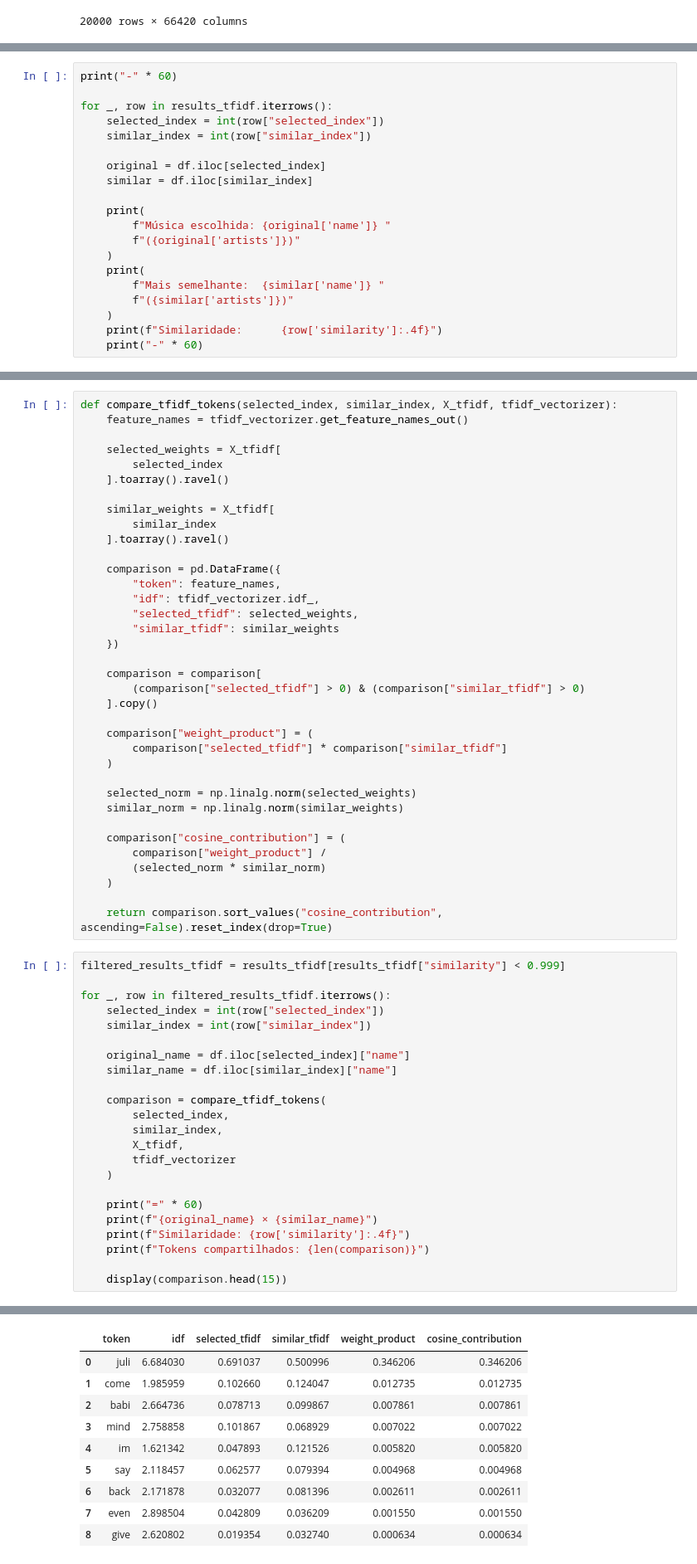
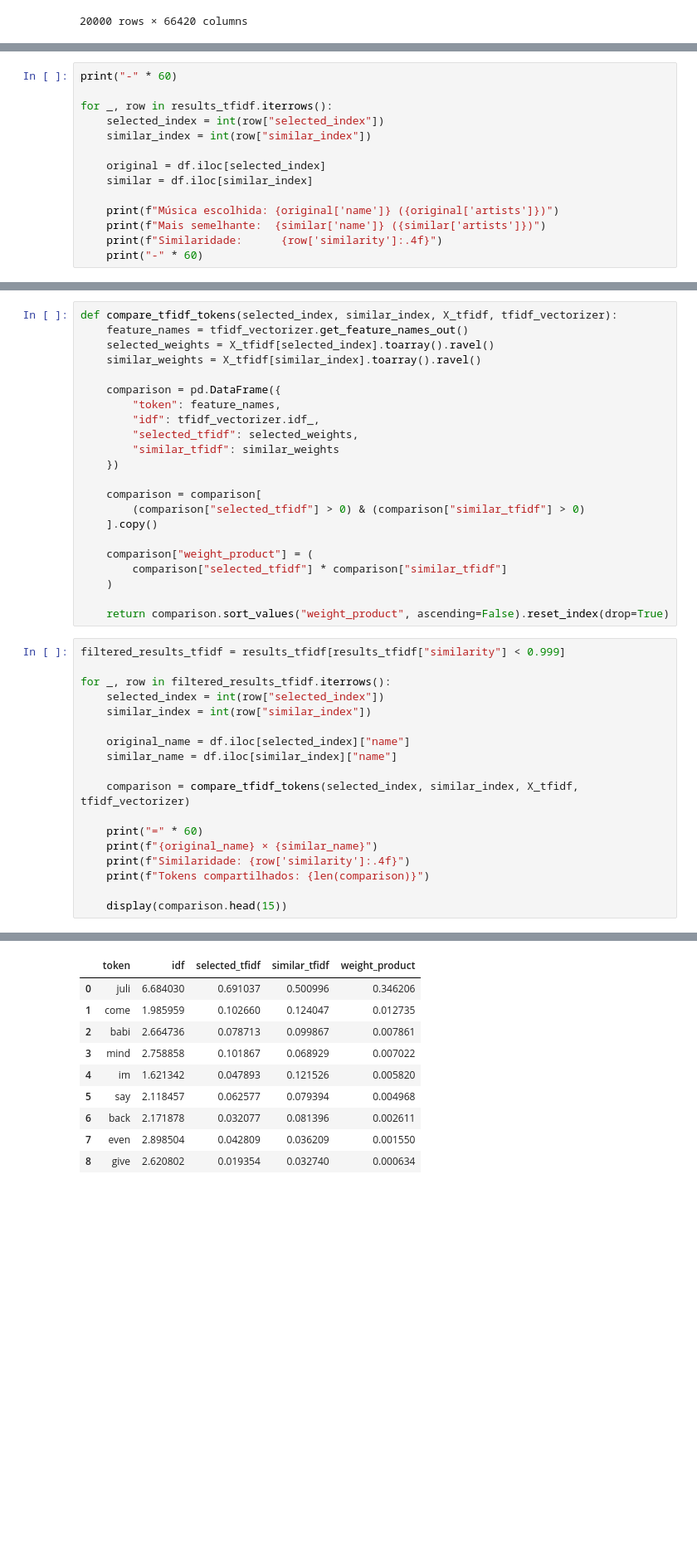
Before and after one commit to Arthurpmrs/nlp-numerical-methods, a Jupyter notebook: nlp/04_lista2_q1.ipynb, the cells around one changed output, grey strips where cells are left out. Shown at 83% size. Cells and saved outputs as stored; diff of their text form; blank space fills up the shorter version.

```diff
--- a/nlp/04_lista2_q1.ipynb
+++ b/nlp/04_lista2_q1.ipynb
@@ -316,14 +400,8 @@ for _, row in results_tfidf.iterrows():
     original = df.iloc[selected_index]
     similar = df.iloc[similar_index]
 
-    print(
-        f"Música escolhida: {original['name']} "
-        f"({original['artists']})"
-    )
-    print(
-        f"Mais semelhante:  {similar['name']} "
-        f"({similar['artists']})"
-    )
+    print(f"Música escolhida: {original['name']} ({original['artists']})")
+    print(f"Mais semelhante:  {similar['name']} ({similar['artists']})")
     print(f"Similaridade:      {row['similarity']:.4f}")
     print("-" * 60)
 # %% [output]
@@ -347,14 +425,8 @@ Similaridade:      0.2069
 # %%
 def compare_tfidf_tokens(selected_index, similar_index, X_tfidf, tfidf_vectorizer):
     feature_names = tfidf_vectorizer.get_feature_names_out()
-
-    selected_weights = X_tfidf[
-        selected_index
-    ].toarray().ravel()
-
-    similar_weights = X_tfidf[
-        similar_index
-    ].toarray().ravel()
+    selected_weights = X_tfidf[selected_index].toarray().ravel()
+    similar_weights = X_tfidf[similar_index].toarray().ravel()
 
     comparison = pd.DataFrame({
         "token": feature_names,
@@ -371,15 +443,7 @@ def compare_tfidf_tokens(selected_index, similar_index, X_tfidf, tfidf_vectorize
         comparison["selected_tfidf"] * comparison["similar_tfidf"]
     )
 
-    selected_norm = np.linalg.norm(selected_weights)
-    similar_norm = np.linalg.norm(similar_weights)
-
-    comparison["cosine_contribution"] = (
-        comparison["weight_product"] /
-        (selected_norm * similar_norm)
-    )
-
-    return comparison.sort_values("cosine_contribution", ascending=False).reset_index(drop=True)
+    return comparison.sort_values("weight_product", ascending=False).reset_index(drop=True)
 # %%
 filtered_results_tfidf = results_tfidf[results_tfidf["similarity"] < 0.999]
 
@@ -390,12 +454,7 @@ for _, row in filtered_results_tfidf.iterrows():
     original_name = df.iloc[selected_index]["name"]
     similar_name = df.iloc[similar_index]["name"]
 
-    comparison = compare_tfidf_tokens(
-        selected_index,
-        similar_index,
-        X_tfidf,
-        tfidf_vectorizer
-    )
+    comparison = compare_tfidf_tokens(selected_index, similar_index, X_tfidf, tfidf_vectorizer)
 
     print("=" * 60)
     print(f"{original_name} × {similar_name}")
@@ -415,17 +474,17 @@ Tokens compartilhados: 3
 ============================================================
 Julie × 1000 Julys
 Similaridade: 0.3894
 Tokens compartilhados: 9
-|  | token | idf | selected_tfidf | similar_tfidf | weight_product | cosine_contribution |
-| 0 | juli | 6.684030 | 0.691037 | 0.500996 | 0.346206 | 0.346206 |
-| 1 | come | 1.985959 | 0.102660 | 0.124047 | 0.012735 | 0.012735 |
-| 2 | babi | 2.664736 | 0.078713 | 0.099867 | 0.007861 | 0.007861 |
-| 3 | mind | 2.758858 | 0.101867 | 0.068929 | 0.007022 | 0.007022 |
-| 4 | im | 1.621342 | 0.047893 | 0.121526 | 0.005820 | 0.005820 |
-| 5 | say | 2.118457 | 0.062577 | 0.079394 | 0.004968 | 0.004968 |
-| 6 | back | 2.171878 | 0.032077 | 0.081396 | 0.002611 | 0.002611 |
-| 7 | even | 2.898504 | 0.042809 | 0.036209 | 0.001550 | 0.001550 |
-| 8 | give | 2.620802 | 0.019354 | 0.032740 | 0.000634 | 0.000634 |
+|  | token | idf | selected_tfidf | similar_tfidf | weight_product |
+| 0 | juli | 6.684030 | 0.691037 | 0.500996 | 0.346206 |
+| 1 | come | 1.985959 | 0.102660 | 0.124047 | 0.012735 |
+| 2 | babi | 2.664736 | 0.078713 | 0.099867 | 0.007861 |
+| 3 | mind | 2.758858 | 0.101867 | 0.068929 | 0.007022 |
+| 4 | im | 1.621342 | 0.047893 | 0.121526 | 0.005820 |
+| 5 | say | 2.118457 | 0.062577 | 0.079394 | 0.004968 |
+| 6 | back | 2.171878 | 0.032077 | 0.081396 | 0.002611 |
+| 7 | even | 2.898504 | 0.042809 | 0.036209 | 0.001550 |
+| 8 | give | 2.620802 | 0.019354 | 0.032740 | 0.000634 |
 ============================================================
 Land of Canaan × Art of Scratch (Intro)
 Similaridade: 0.2754
```
Also changed, not shown: parts of 9 cells of this notebook.
